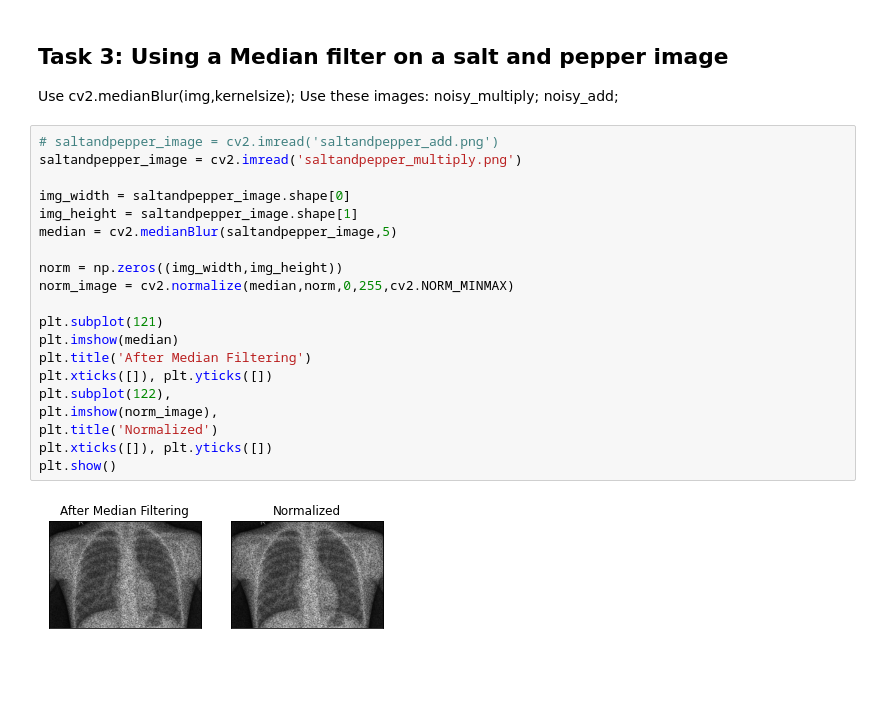
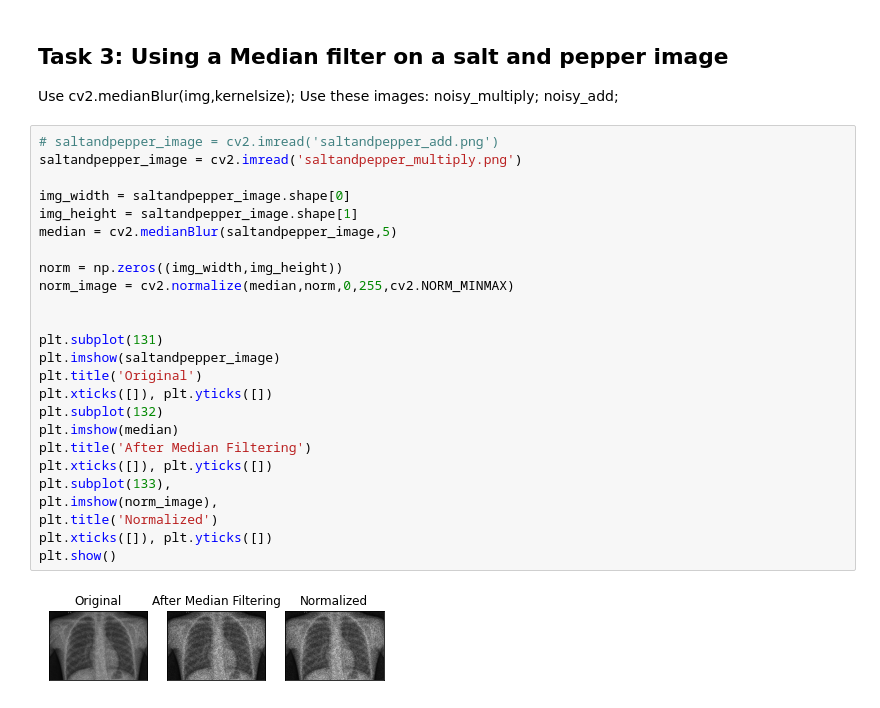
Before and after one commit to hmcyrus/python-image-processing, a Jupyter notebook: 5th exercise/completed.ipynb, the cells around one changed output. Saved outputs shown, nothing was run; the diff lists cells and outputs as text; blank space fills up the shorter version.

```diff
--- a/5th exercise/completed.ipynb
+++ b/5th exercise/completed.ipynb
@@ -126,22 +148,27 @@ Use  cv2.medianBlur(img,kernelsize); Use these images: noisy_multiply; noisy_add
 # %%
 # saltandpepper_image = cv2.imread('saltandpepper_add.png')
 saltandpepper_image = cv2.imread('saltandpepper_multiply.png')
 
 img_width = saltandpepper_image.shape[0]
 img_height = saltandpepper_image.shape[1]
 median = cv2.medianBlur(saltandpepper_image,5)
 
 norm = np.zeros((img_width,img_height))
 norm_image = cv2.normalize(median,norm,0,255,cv2.NORM_MINMAX)
 
-plt.subplot(121)
+
+plt.subplot(131)
+plt.imshow(saltandpepper_image)
+plt.title('Original')
+plt.xticks([]), plt.yticks([])
+plt.subplot(132)
 plt.imshow(median)
 plt.title('After Median Filtering')
 plt.xticks([]), plt.yticks([])
-plt.subplot(122),
+plt.subplot(133),
 plt.imshow(norm_image),
 plt.title('Normalized')
 plt.xticks([]), plt.yticks([])
 plt.show()
 # %% [output]
-[figure, old version]
+[figure, new version]
```
Also changed, not shown: parts of 4 cells of this notebook.
